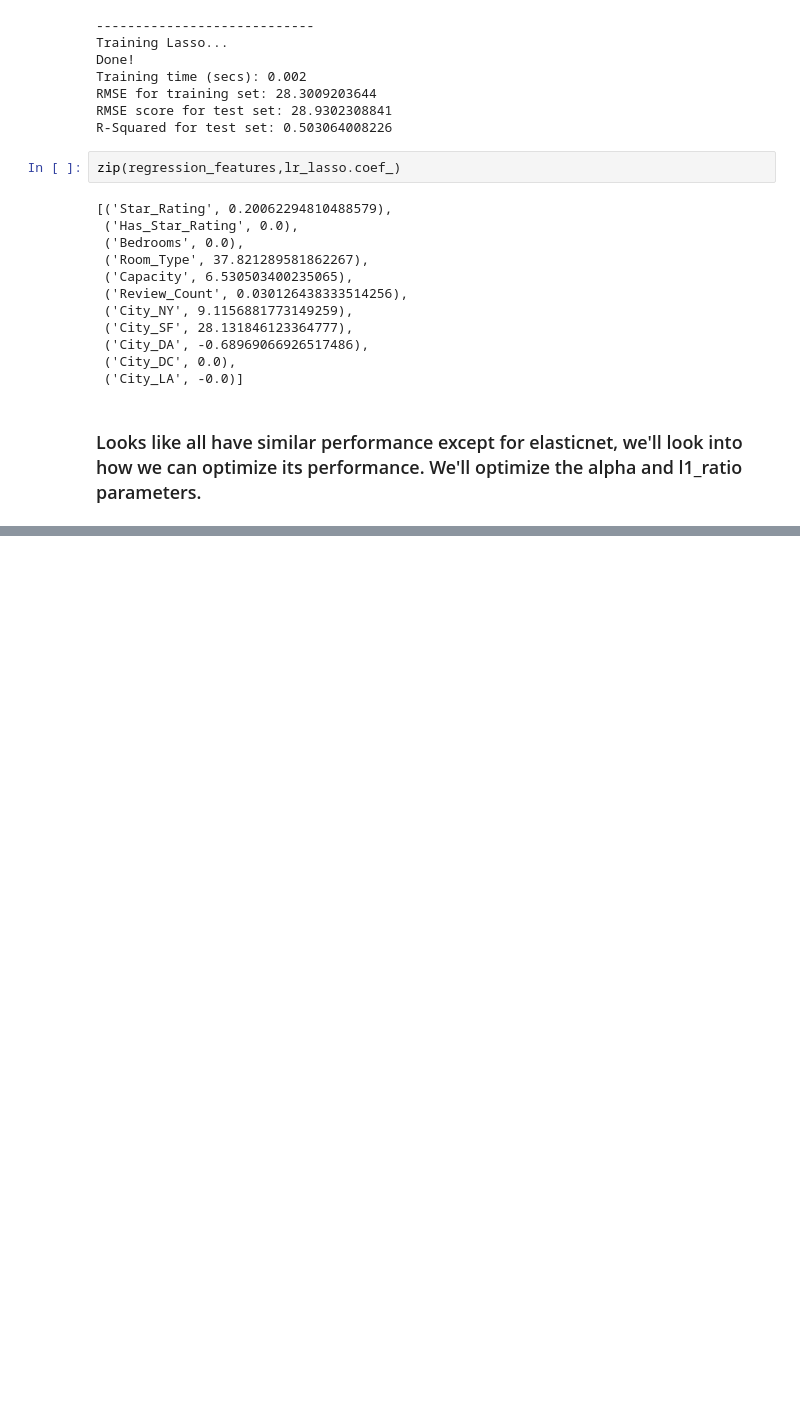
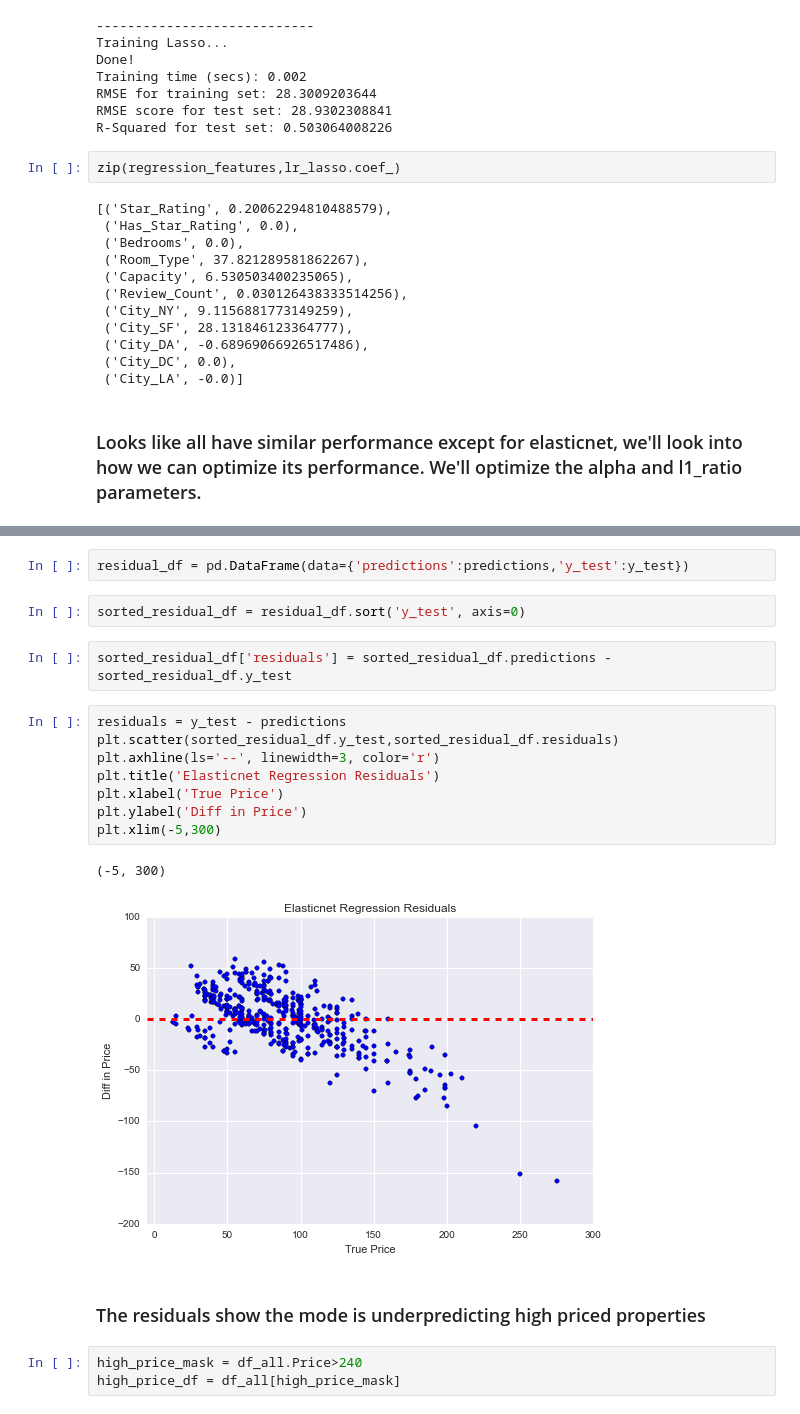
Before and after one commit to peacing/udacity-machine-learning, a Jupyter notebook: Udac-MLE/capstone/no-log-analysis.ipynb, the cells around one changed output, grey strips where cells are left out. Cells and saved outputs as stored; diff of their text form; blank space fills up the shorter version.

```diff
--- a/Udac-MLE/capstone/no-log-analysis.ipynb
+++ b/Udac-MLE/capstone/no-log-analysis.ipynb
@@ -351,0 +424,22 @@ zip(regression_features,lr_lasso.coef_)
+# %%
+residual_df = pd.DataFrame(data={'predictions':predictions,'y_test':y_test})
+# %%
+sorted_residual_df = residual_df.sort('y_test', axis=0)
+# %%
+sorted_residual_df['residuals'] = sorted_residual_df.predictions - sorted_residual_df.y_test
+# %%
+residuals = y_test - predictions
+plt.scatter(sorted_residual_df.y_test,sorted_residual_df.residuals)
+plt.axhline(ls='--', linewidth=3, color='r')
+plt.title('Elasticnet Regression Residuals')
+plt.xlabel('True Price')
+plt.ylabel('Diff in Price')
+plt.xlim(-5,300)
+# %% [output]
+(-5, 300)
+[figure, added]
+# %% [markdown]
+### The residuals show the mode is underpredicting high priced properties
+# %%
+high_price_mask = df_all.Price>240
+high_price_df = df_all[high_price_mask]
```
Also changed, not shown: parts of 16 cells of this notebook.
